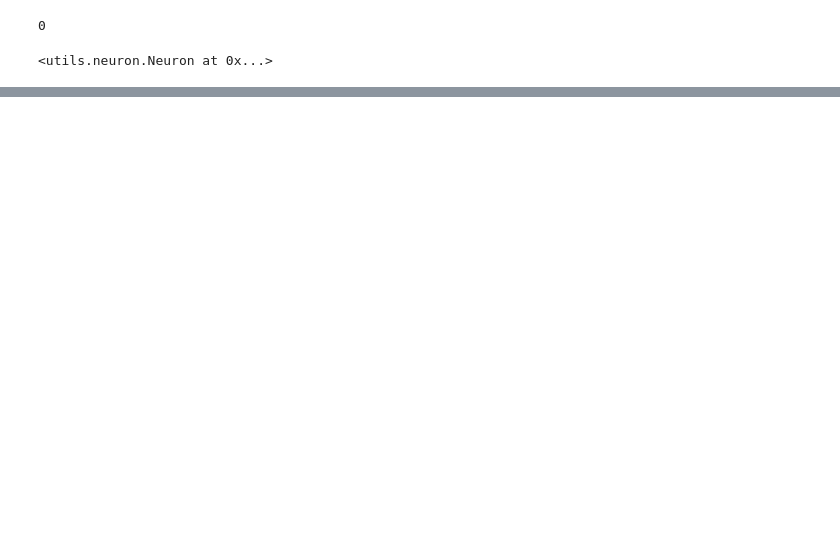
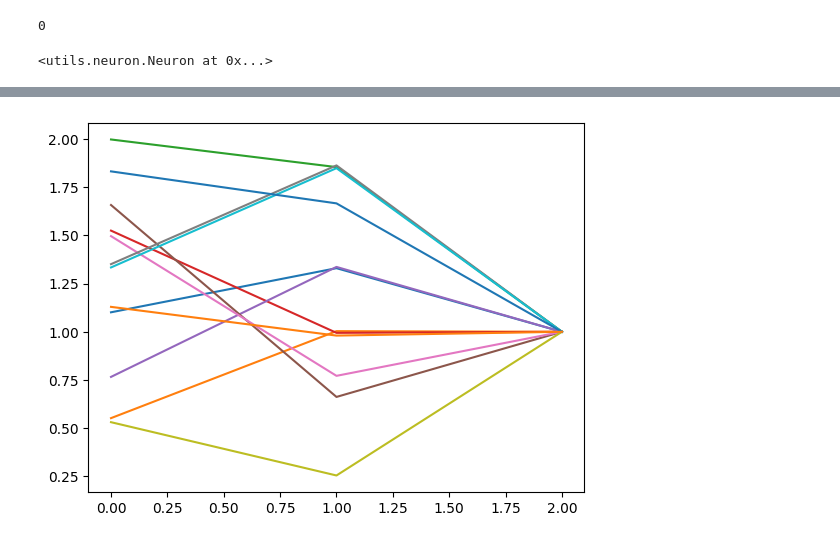
Before and after one commit to LilaShiba/wide_neural_nets_snd, a Jupyter notebook: neuron_explore.ipynb, the cells around one changed output, grey strips where cells are left out. Saved outputs shown, nothing was run; the diff lists cells and outputs as text; code cells hidden in the pictures; blank space fills up the shorter version.

```diff
--- a/neuron_explore.ipynb
+++ b/neuron_explore.ipynb
@@ -76,5 +62,5 @@ NameError: name 'transducer' is not defined
 # %%
-for _ in range(12):
-    layer_1.forward(layer_1.neurons[0].signal)
-    for n in layer_1.neurons:
-        plt.plot(n.signal[:-1])
+for n in layer_1.neurons:
+    plt.plot(n.signal)
+# %% [output]
+[figure, added]
```
Also changed, not shown: parts of 15 cells of this notebook, 2 other files.
